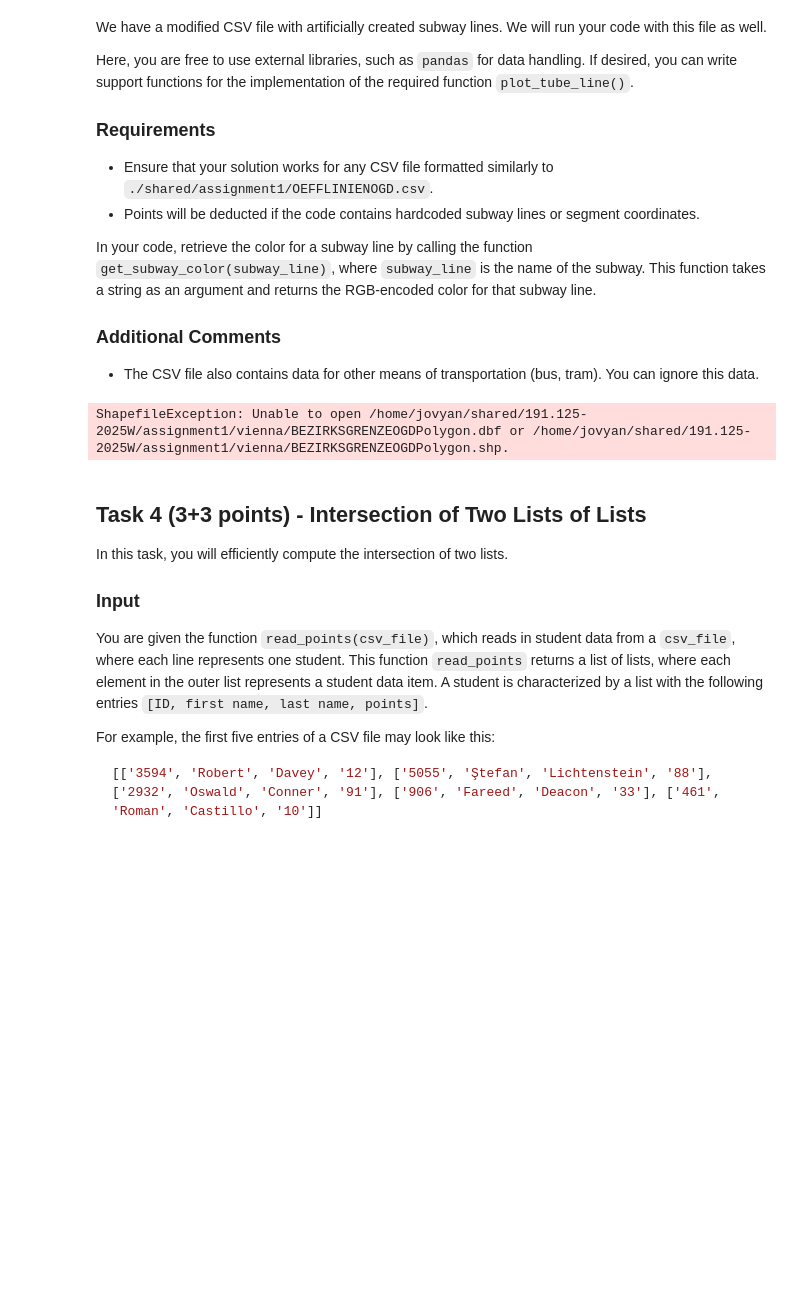
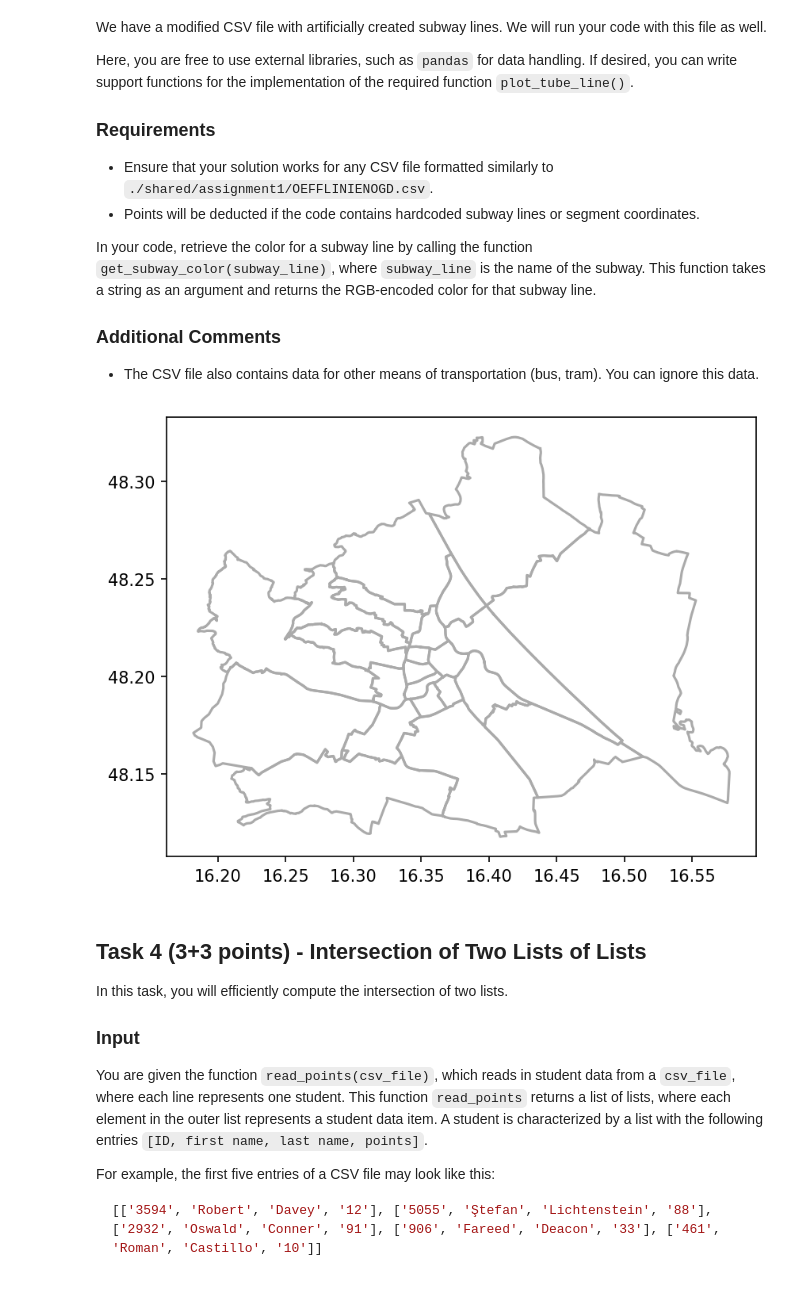
Before and after one commit to shakira-p/ScientificProgrammingPython, a Jupyter notebook: Assignment 1_student.ipynb, the cells around one changed output. Saved outputs shown, nothing was run; the diff lists cells and outputs as text; code cells hidden in the pictures; blank space fills up the shorter version.

```diff
--- a/Assignment 1_student.ipynb
+++ b/Assignment 1_student.ipynb
@@ -195,51 +209,55 @@ In your code, retrieve the color for a subway line by calling the function `get_
 import shapefile as shp
 import matplotlib.pyplot as plt
 
+
 def plot_vienna_map():
-    sf = shp.Reader("/home/jovyan/shared/191.125-2025W/assignment1/vienna/BEZIRKSGRENZEOGDPolygon.shp", encoding="latin1")
+    #path for juptyter hub
+    #sf = shp.Reader("/home/jovyan/shared/191.125-2025W/assignment1/vienna/BEZIRKSGRENZEOGDPolygon.shp", encoding="latin1")
+    sf = shp.Reader("shared/shared/191.125-2024W/assignment1/vienna/BEZIRKSGRENZEOGDPolygon.shp", encoding="latin1")
 
     plt.figure(dpi=150)
 
     for shape in sf.shapeRecords():
         x = [i[0] for i in shape.shape.points[:]]
         y = [i[1] for i in shape.shape.points[:]]
-        plt.plot(x,y, '-', color = '#aaaaaa')
+        plt.plot(x, y, '-', color='#aaaaaa')
+
 
 def get_subway_color(subway_line):
     u2col = {
-        "U1"  : '#ff0000',
-        "U2"  : '#8000ff',
-        "U3"  : '#ff8000',
-        "U4"  : '#009d00',
-        "U6"  : '#A0522D'
+        "U1": '#ff0000',
+        "U2": '#8000ff',
+        "U3": '#ff8000',
+        "U4": '#009d00',
+        "U6": '#A0522D'
     }
 
     col = '#540CF2'  # default
 
     if subway_line in u2col:
         col = u2col[subway_line]
 
     return col
 
 
 # HERE: complete the code
 
 def plot_tube_line(csv_file, subway_line):
     # TODO: implement this function
     pass
 
 
 plot_vienna_map()
 
 # this is the test code
 csv_file = "/home/jovyan/shared/191.125-2025W/assignment1/OEFFLINIENOGD.csv"
 plot_tube_line(csv_file, "U1")
 #plot_tube_line(csv_file, "U2")
 #plot_tube_line(csv_file, "U3")
 #plot_tube_line(csv_file, "U4")
 #plot_tube_line(csv_file, "U6")
 # %% [output]
-ShapefileException: Unable to open /home/jovyan/shared/191.125-2025W/assignment1/vienna/BEZIRKSGRENZEOGDPolygon.dbf or /home/jovyan/shared/191.125-2025W/assignment1/vienna/BEZIRKSGRENZEOGDPolygon.shp.
+[figure, added]
 # %% [markdown]
 ## Task 4 (3+3 points) - Intersection of Two Lists of Lists
 
```
Also changed, not shown: parts of 8 cells of this notebook.
